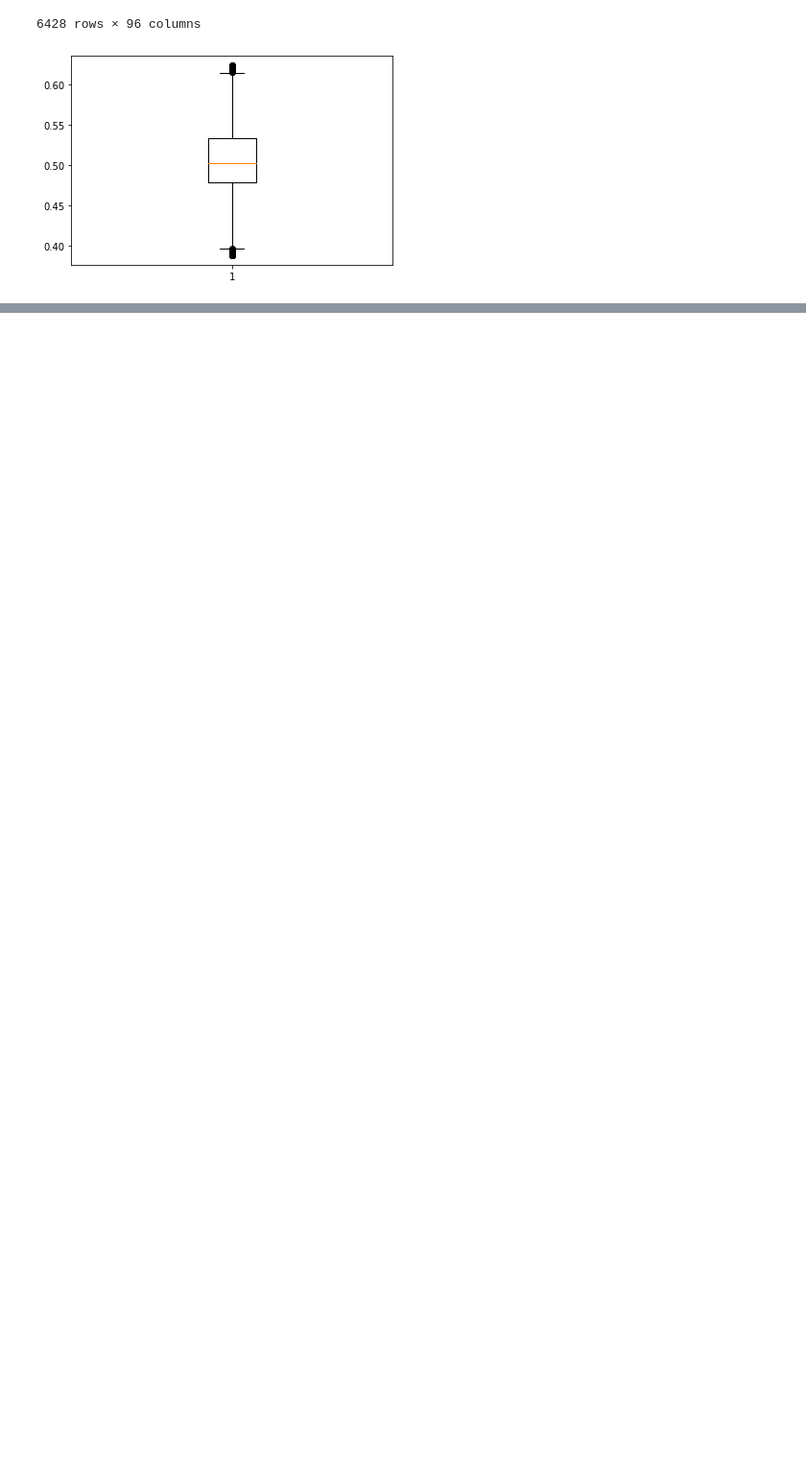
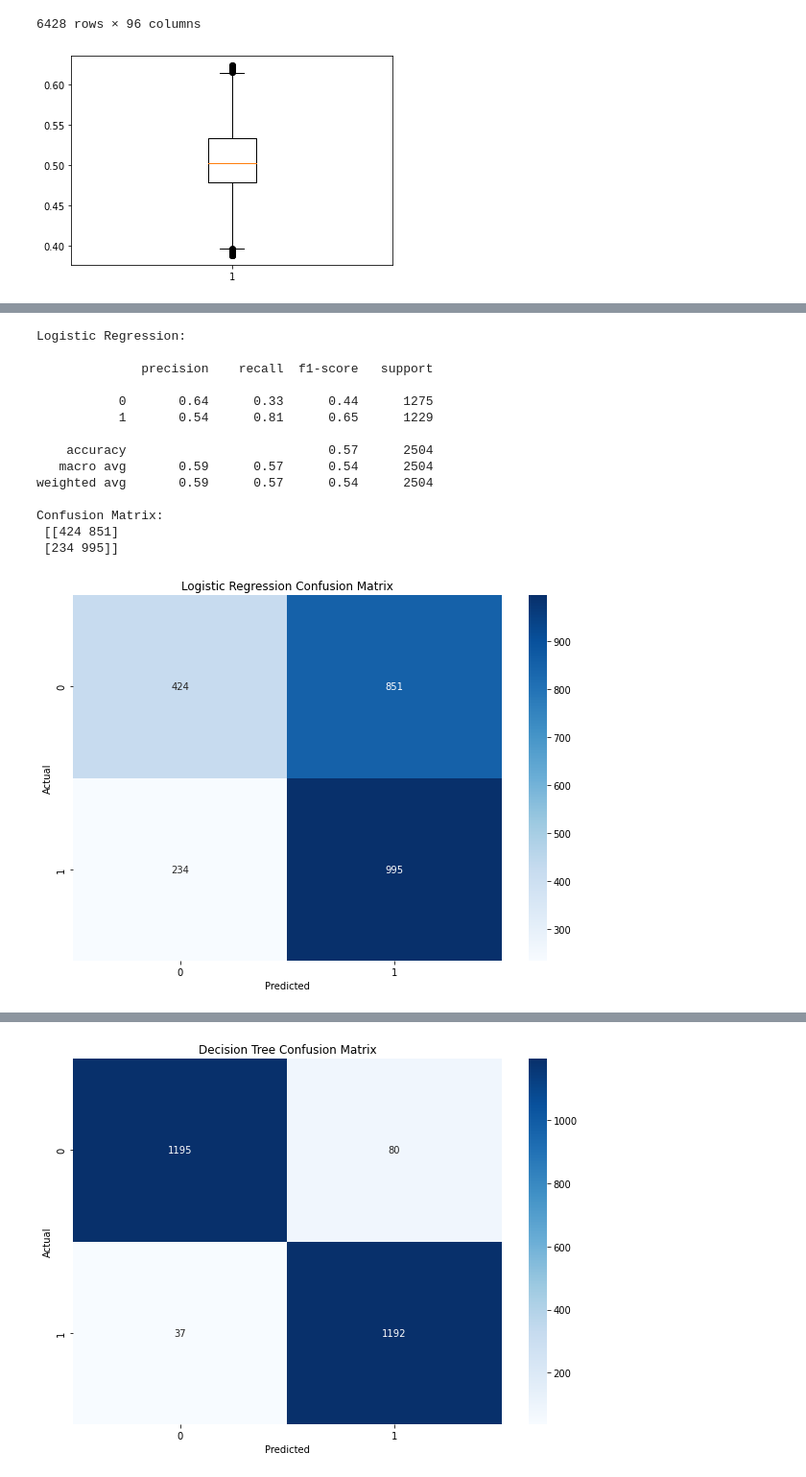
Before and after one commit to ap539813/Bankruptcy-Prediction-Model, a Jupyter notebook: BPM_code.ipynb, the cells around one changed output, grey strips where cells are left out. Shown: that part at 96% size. Cells and saved outputs as stored; diff of their text form; code cells hidden in the pictures; blank space fills up the shorter version.

```diff
--- a/BPM_code.ipynb
+++ b/BPM_code.ipynb
@@ -237,0 +273,7 @@ plt.show()
+# %%
+#Correlation with output variable
+cor_target = abs(correlation['Bankrupt?'])
+
+
+relevant_features = cor_target[cor_target>0.2]
+print(relevant_features)
@@ -237,0 +373,10 @@ plt.show()
+# %%
+# Separate the feature variables and target variable
+X = final_df.drop('Bankrupt?', axis=1)
+y = final_df['Bankrupt?'].astype(int)
+
+smote = SMOTE(random_state=42)
+
+X_resampled, y_resampled = smote.fit_resample(X, y)
+
+# Now, X_resampled and y_resampled are the balanced feature set and target variable respectively
@@ -237,0 +385,3 @@ plt.show()
+# %%
+# Split the data into training and testing sets using train_test_split function
+X_train, X_test, y_train, y_test = train_test_split(X_resampled, y_resampled, test_size=0.2, random_state=42)
@@ -237,0 +390,56 @@ plt.show()
+# %%
+# Logistic Regression
+lr = LogisticRegression(max_iter=1000,)
+lr.fit(X_train, y_train)
+y_pred_lr = lr.predict(X_test)
+
+# Decision Tree
+dt = DecisionTreeClassifier()
+dt.fit(X_train, y_train)
+y_pred_dt = dt.predict(X_test)
+
+# Random Forest
+rf = RandomForestClassifier()
+rf.fit(X_train, y_train)
+y_pred_rf = rf.predict(X_test)
+
+# Support Vector Machine (SVM)
+svm = SVC()
+svm.fit(X_train, y_train)
+y_pred_svm = svm.predict(X_test)
+
+# Evaluate models
+models = {'Logistic Regression': y_pred_lr,
+          'Decision Tree': y_pred_dt,
+          'Random Forest': y_pred_rf,
+          'Support Vector Classifier': y_pred_svm}
+
+for name, y_pred in models.items():
+    print(f"{name}:\n")
+    print(classification_report(y_test, y_pred))
+    cm = confusion_matrix(y_test, y_pred)
+    print("Confusion Matrix:\n", cm)
+
+    # Plot confusion matrix
+    plt.figure(figsize=(10, 7))
+    sns.heatmap(cm, annot=True, fmt="d", cmap="Blues")
+    plt.title(f"{name} Confusion Matrix")
+    plt.xlabel("Predicted")
+    plt.ylabel("Actual")
+    plt.show()
+# %% [output]
+Logistic Regression:
+
+              precision    recall  f1-score   support
+
+           0       0.64      0.33      0.44      1275
+           1       0.54      0.81      0.65      1229
+
+    accuracy                           0.57      2504
+   macro avg       0.59      0.57      0.54      2504
+weighted avg       0.59      0.57      0.54      2504
+
+Confusion Matrix:
+ [[424 851]
+ [234 995]]
+[figure, added]
@@ -237,0 +460 @@ plt.show()
+[figure, added]
```
Also changed, not shown: parts of 16 cells of this notebook.
